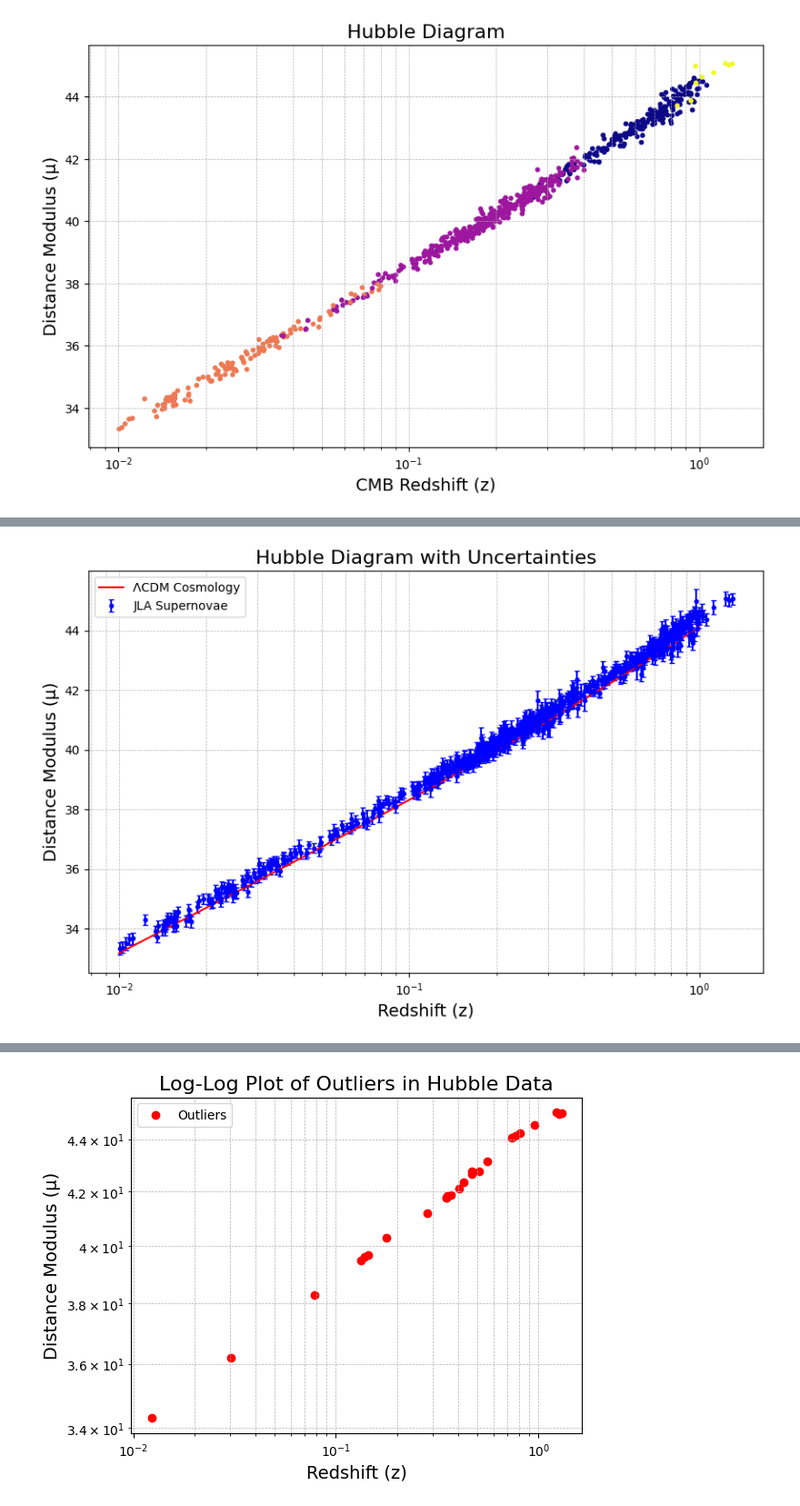
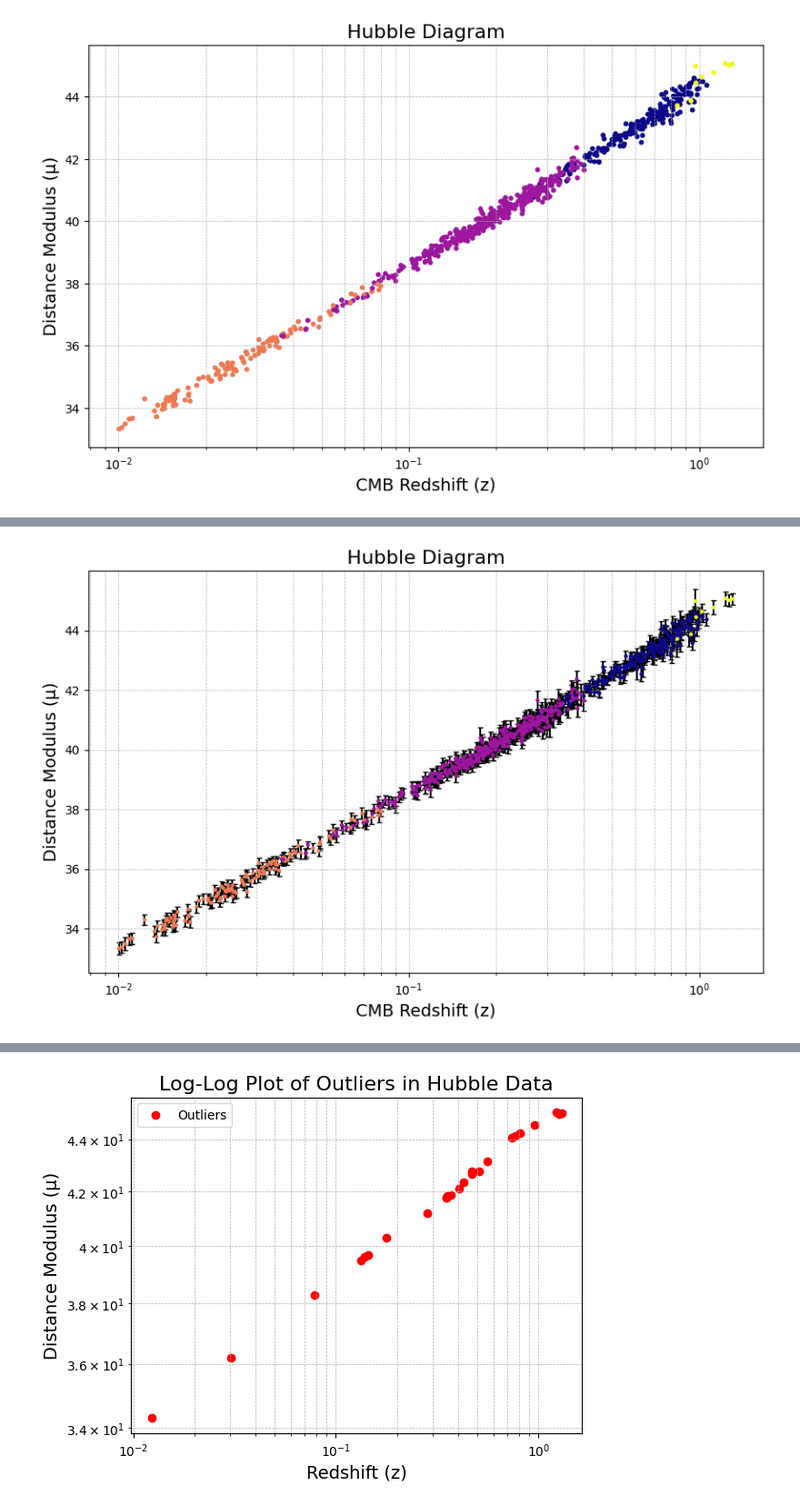
Before and after one commit to chernya4/astr_prac, a Jupyter notebook: SDSS_practice.ipynb, the cells around one changed output, grey strips where cells are left out. Shown: that part at 91% size. Drawn from its saved outputs; the diff is of its cells as text; code cells hidden in the pictures.

```diff
--- a/SDSS_practice.ipynb
+++ b/SDSS_practice.ipynb
@@ -390,22 +354,21 @@ sigma_mu = np.sqrt(
 # %%
 # Plot the Hubble diagram with error bars
 plt.figure(figsize=(10, 6))
+plt.xscale('log')  # Use a logarithmic scale for redshift
+scatter = plt.scatter(zcmb, mu, c=set_values, cmap='plasma', label='JLA Supernovae', s=2)
+plt.xlabel('CMB Redshift (z)', fontsize=14)
+plt.ylabel('Distance Modulus (μ)', fontsize=14)
+plt.title('Hubble Diagram', fontsize=16)
+plt.grid(True, which="both", linestyle="--", linewidth=0.5)
 
 # Scatter plot with error bars
 plt.errorbar(
-    zcmb, mu, yerr=sigma_mu, fmt='o', color='blue', label='JLA Supernovae', capsize=2, markersize=3
+    zcmb, mu, yerr=sigma_mu, fmt='o', color='black', label='JLA Supernovae', capsize=2, markersize=1, zorder=1
 )
 
-# Plot theoretical curve for comparison
-plt.plot(z_vals, mu_theoretical, color='red', label='ΛCDM Cosmology')
+# Scatter plot
+plt.scatter(zcmb, mu, c=set_values, cmap='plasma', label='JLA Supernovae', s=5, zorder=2)
 
-# Add labels, grid, and legend
-plt.xscale('log')
-plt.xlabel('Redshift (z)', fontsize=14)
-plt.ylabel('Distance Modulus (μ)', fontsize=14)
-plt.title('Hubble Diagram with Uncertainties', fontsize=16)
-plt.grid(True, which="both", linestyle="--", linewidth=0.5)
-plt.legend()
 plt.show()
 # %% [output]
-[figure, old version]
+[figure, new version]
```
Also changed, not shown: parts of 3 cells of this notebook, 8 other files.
